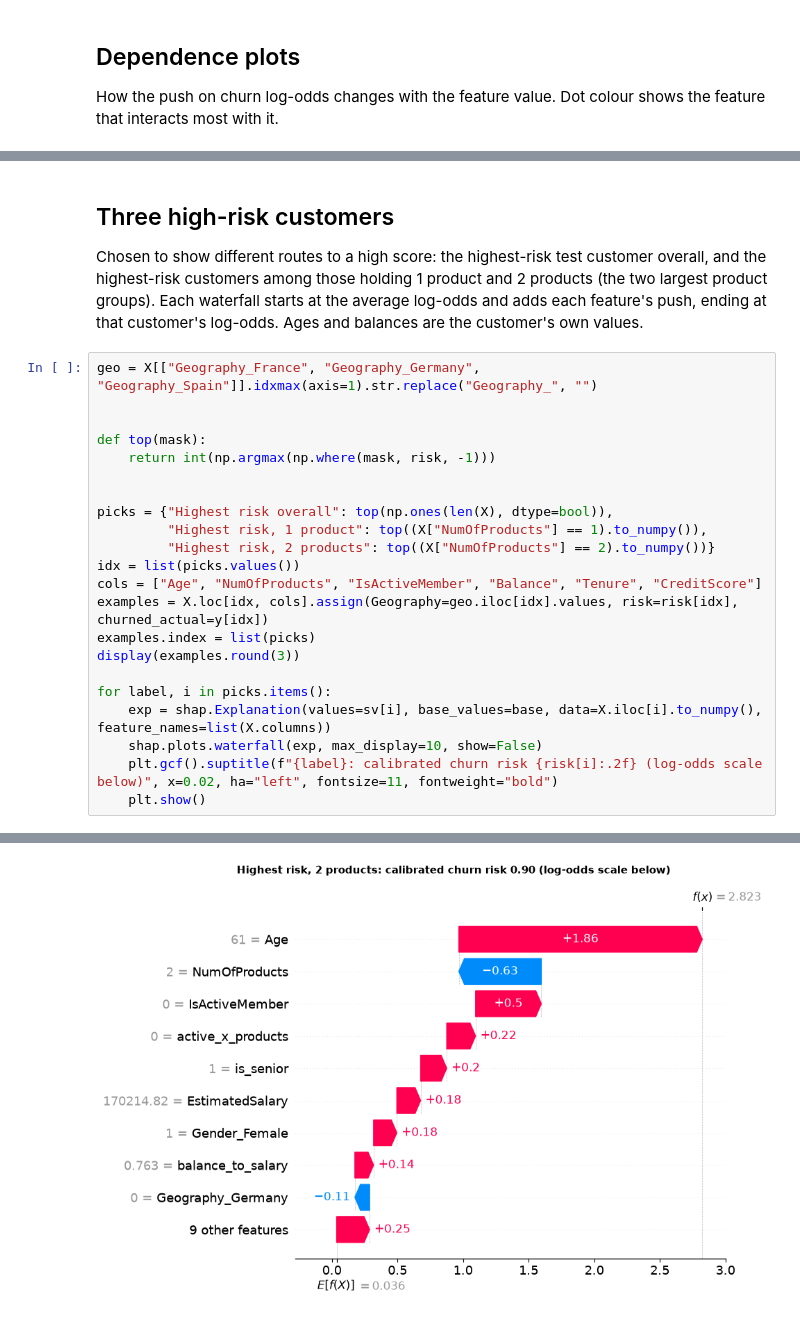
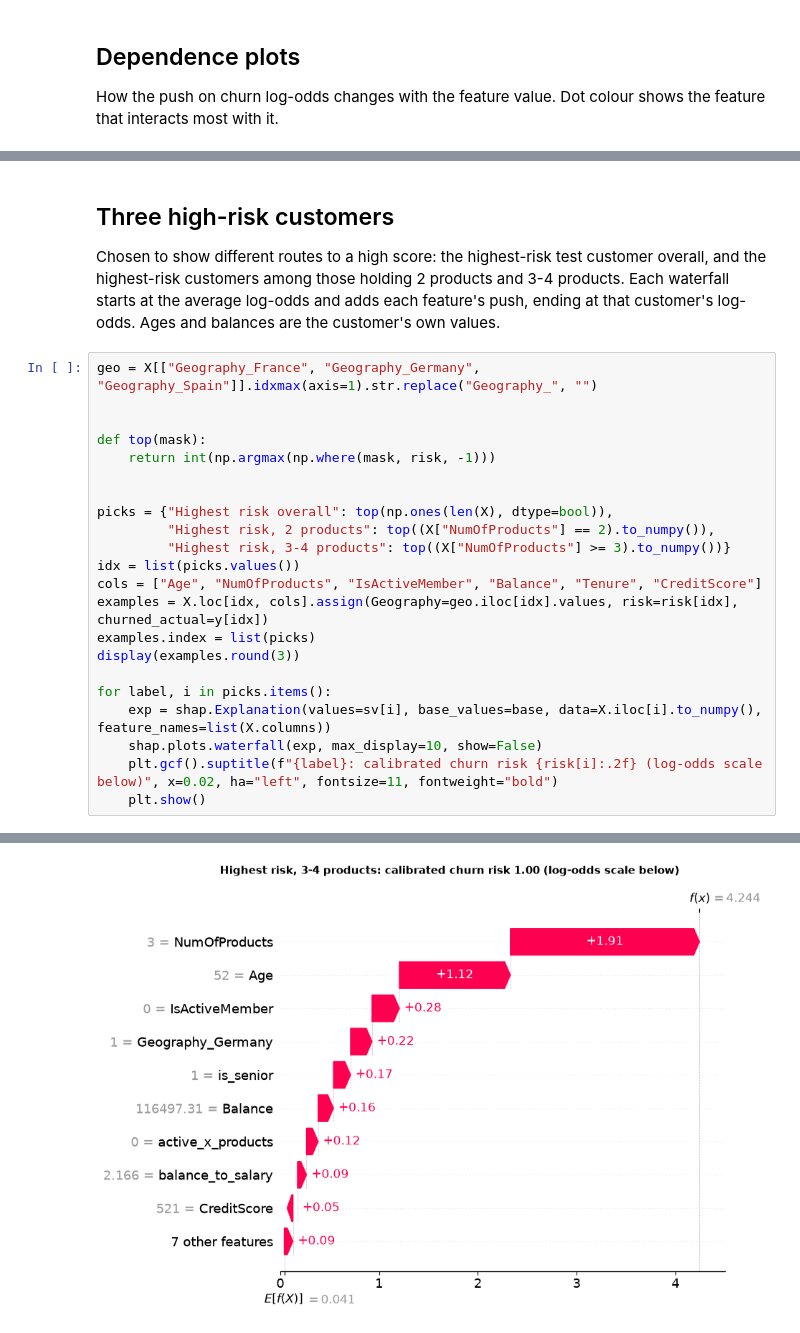
Before and after one commit to azutshi1305-coder/bank-churn-retention, a Jupyter notebook: notebooks/04_drivers.ipynb, the cells around one changed output, grey strips where cells are left out. Drawn from its saved outputs; the diff is of its cells as text.

```diff
--- a/notebooks/04_drivers.ipynb
+++ b/notebooks/04_drivers.ipynb
@@ -103,6 +103,6 @@ plt.show()
 # %% [markdown]
 ## Three high-risk customers
-Chosen to show different routes to a high score: the highest-risk test customer overall, and the highest-risk customers among those holding 1 product and 2 products (the two largest product groups).
+Chosen to show different routes to a high score: the highest-risk test customer overall, and the highest-risk customers among those holding 2 products and 3-4 products.
 Each waterfall starts at the average log-odds and adds each feature's push, ending at that customer's log-odds. Ages and balances are the customer's own values.
 # %%
 geo = X[["Geography_France", "Geography_Germany", "Geography_Spain"]].idxmax(axis=1).str.replace("Geography_", "")
@@ -113,8 +113,8 @@ def top(mask):
 
 
 picks = {"Highest risk overall": top(np.ones(len(X), dtype=bool)),
-         "Highest risk, 1 product": top((X["NumOfProducts"] == 1).to_numpy()),
-         "Highest risk, 2 products": top((X["NumOfProducts"] == 2).to_numpy())}
+         "Highest risk, 2 products": top((X["NumOfProducts"] == 2).to_numpy()),
+         "Highest risk, 3-4 products": top((X["NumOfProducts"] >= 3).to_numpy())}
 idx = list(picks.values())
 cols = ["Age", "NumOfProducts", "IsActiveMember", "Balance", "Tenure", "CreditScore"]
 examples = X.loc[idx, cols].assign(Geography=geo.iloc[idx].values, risk=risk[idx], churned_actual=y[idx])
@@ -136,2 +136,2 @@ for label, i in picks.items():
-[figure, old version]
+[figure, new version]
 # %% [markdown]
```
Also changed, not shown: parts of 13 cells of this notebook, 15 other files.
